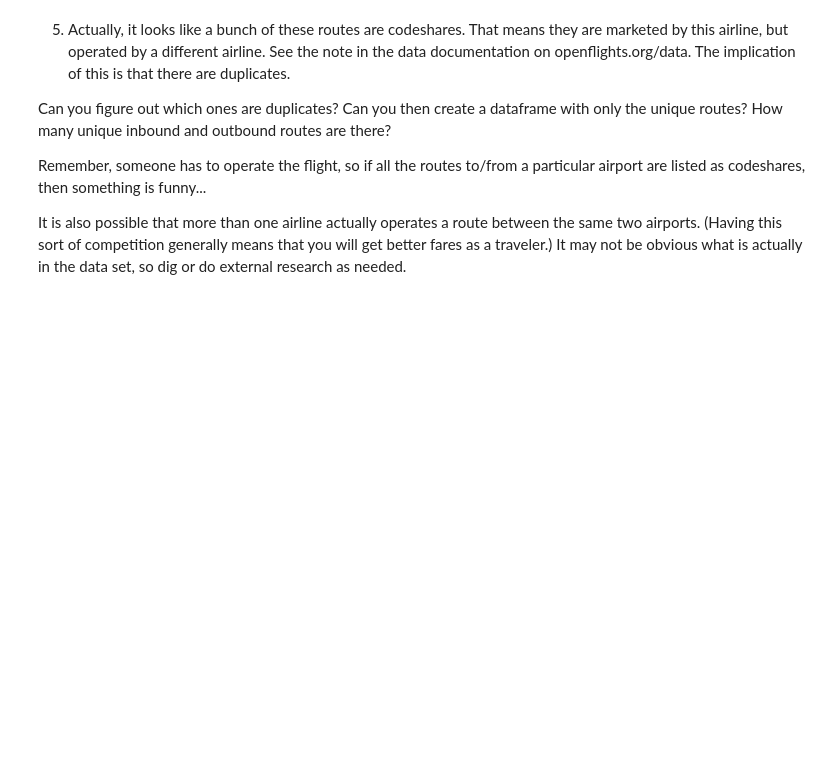
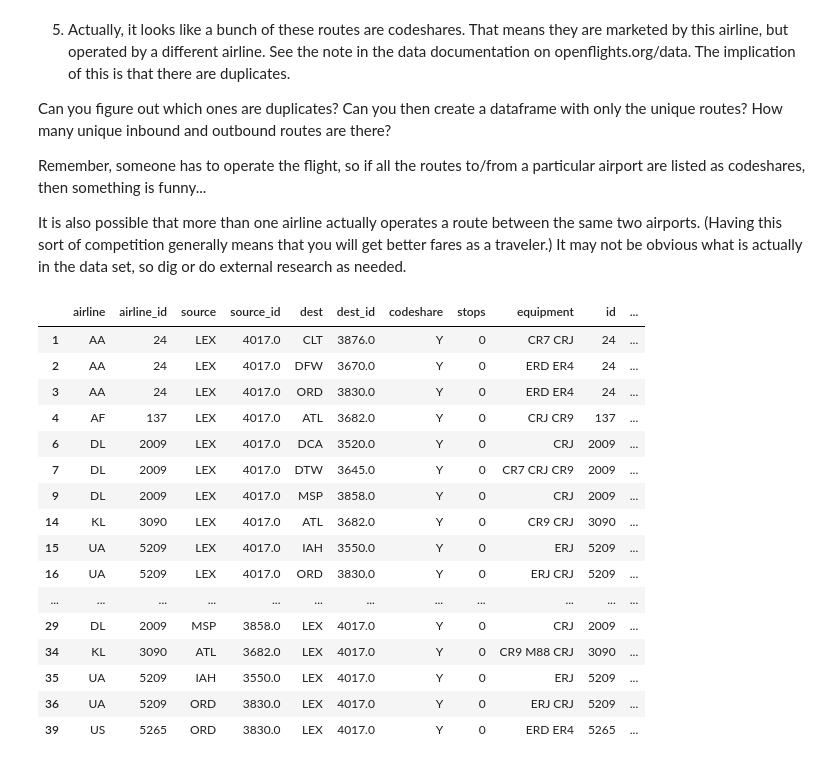
Before and after one commit to jawadmhoque/ce599, a Jupyter notebook: 07-Data Wrangling/open-flights.ipynb, the cells around one changed output. Drawn from its saved outputs; the diff is of its cells as text; code cells hidden in the pictures; blank space fills up the shorter version.

Commit message:
Codeshare duplicates
using drop_duplicates

```diff
--- a/07-Data Wrangling/open-flights.ipynb
+++ b/07-Data Wrangling/open-flights.ipynb
@@ -201,0 +204,25 @@ It is also possible that more than one airline actually operates a route between
+# %%
+#fliter out all the codeshared flights
+df_codeshared=df_operation[df_operation['codeshare']=='Y']
+#df_codeshared
+#if two rows are similar, delete?
+df_nd=df_codeshared.drop_duplicates(subset=['source','dest', 'name'], keep='first')
+df_nd
+# %% [output]
+|  | airline | airline_id | source | source_id | dest | dest_id | codeshare | stops | equipment | id | ... |
+| 1 | AA | 24 | LEX | 4017.0 | CLT | 3876.0 | Y | 0 | CR7 CRJ | 24 | ... |
+| 2 | AA | 24 | LEX | 4017.0 | DFW | 3670.0 | Y | 0 | ERD ER4 | 24 | ... |
+| 3 | AA | 24 | LEX | 4017.0 | ORD | 3830.0 | Y | 0 | ERD ER4 | 24 | ... |
+| 4 | AF | 137 | LEX | 4017.0 | ATL | 3682.0 | Y | 0 | CRJ CR9 | 137 | ... |
+| 6 | DL | 2009 | LEX | 4017.0 | DCA | 3520.0 | Y | 0 | CRJ | 2009 | ... |
+| 7 | DL | 2009 | LEX | 4017.0 | DTW | 3645.0 | Y | 0 | CR7 CRJ CR9 | 2009 | ... |
+| 9 | DL | 2009 | LEX | 4017.0 | MSP | 3858.0 | Y | 0 | CRJ | 2009 | ... |
+| 14 | KL | 3090 | LEX | 4017.0 | ATL | 3682.0 | Y | 0 | CR9 CRJ | 3090 | ... |
+| 15 | UA | 5209 | LEX | 4017.0 | IAH | 3550.0 | Y | 0 | ERJ | 5209 | ... |
+| 16 | UA | 5209 | LEX | 4017.0 | ORD | 3830.0 | Y | 0 | ERJ CRJ | 5209 | ... |
+| ... | ... | ... | ... | ... | ... | ... | ... | ... | ... | ... | ... |
+| 29 | DL | 2009 | MSP | 3858.0 | LEX | 4017.0 | Y | 0 | CRJ | 2009 | ... |
+| 34 | KL | 3090 | ATL | 3682.0 | LEX | 4017.0 | Y | 0 | CR9 M88 CRJ | 3090 | ... |
+| 35 | UA | 5209 | IAH | 3550.0 | LEX | 4017.0 | Y | 0 | ERJ | 5209 | ... |
+| 36 | UA | 5209 | ORD | 3830.0 | LEX | 4017.0 | Y | 0 | ERJ CRJ | 5209 | ... |
+| 39 | US | 5265 | ORD | 3830.0 | LEX | 4017.0 | Y | 0 | ERD ER4 | 5265 | ... |
```
Also changed, not shown: parts of 1 cell of this notebook.
